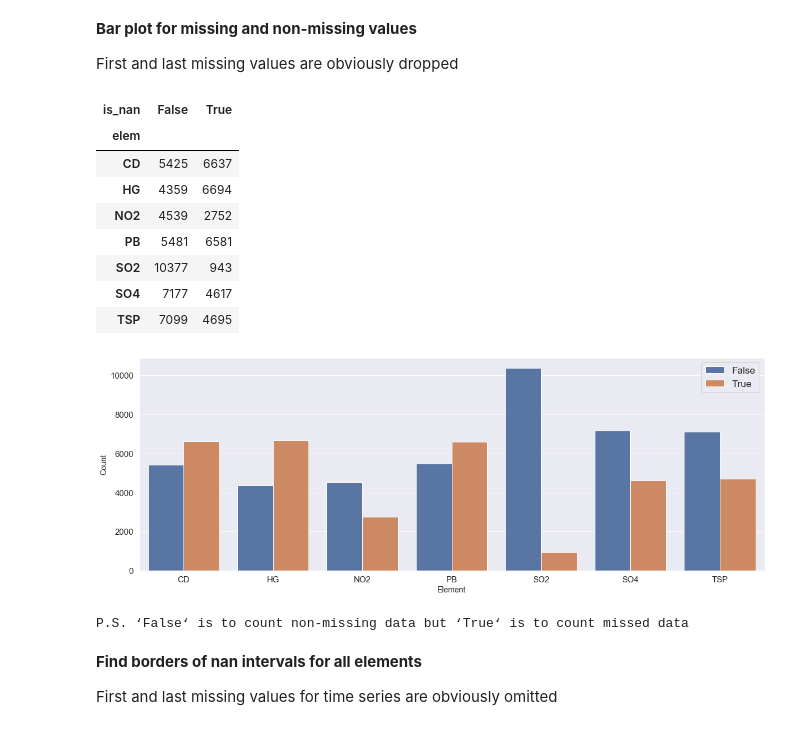
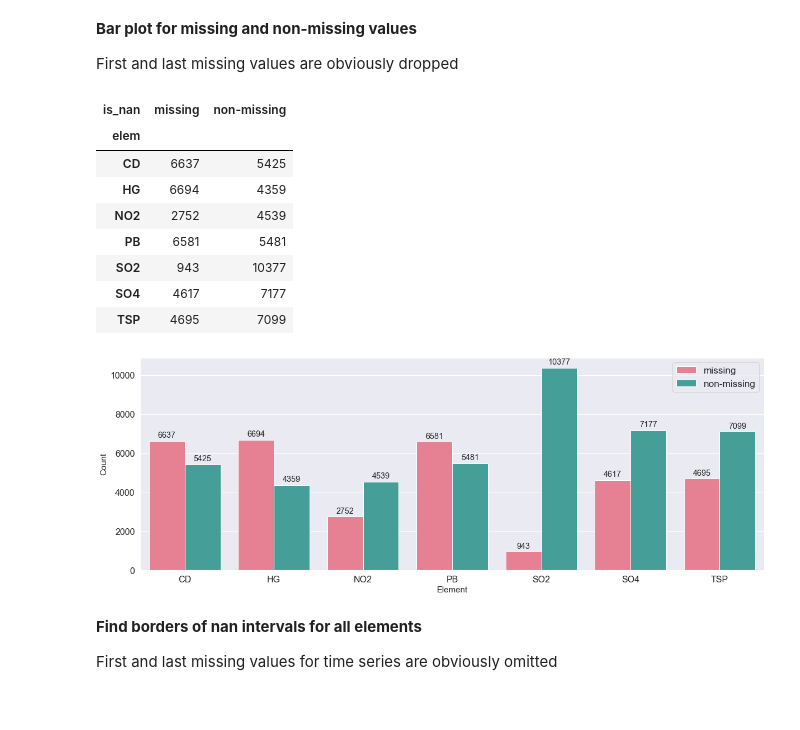
Before and after one commit to Karnushin/Statistical-analysis-of-time-series-related-to-air-pollution, a Jupyter notebook: second_part/1_search_best_ts.ipynb, the cells around one changed output. Saved outputs shown, nothing was run; the diff lists cells and outputs as text; code cells hidden in the pictures.

```diff
--- a/second_part/1_search_best_ts.ipynb
+++ b/second_part/1_search_best_ts.ipynb
@@ -89,7 +91,7 @@ df = df.drop(['NO'], axis=1)
 First and last missing values are obviously dropped
 # %%
 bardf = pd.DataFrame({'elem' : list(df.columns) + list(df.columns)
-                      , 'is_nan': [True]*len(df.columns) + [False]*len(df.columns)
+                      , 'is_nan': ['missing']*len(df.columns) + ['non-missing']*len(df.columns)
                       , 'value' : [None]*2*len(df.columns)
                      })
 
@@ -98,20 +100,20 @@ for col in df.columns:
     fir_ix = ts.index.get_loc(ts[col].first_valid_index())
     last_ix = ts.index.get_loc(ts[col].last_valid_index())
     ts = ts.iloc[fir_ix:last_ix+1, :]
-    bardf.loc[(bardf['elem']==col) & (bardf['is_nan']==True), 'value'] = ts.isna().sum().values[0]
-    bardf.loc[(bardf['elem']==col) & (bardf['is_nan']==False), 'value'] = ts.notnull().sum().values[0]
+    bardf.loc[(bardf['elem']==col) & (bardf['is_nan']=='non-missing'), 'value'] = ts.notnull().sum().values[0]
+    bardf.loc[(bardf['elem']==col) & (bardf['is_nan']=='missing'), 'value'] = ts.isna().sum().values[0]
 
 #create pivot table for convenient plotting
 bardf = bardf.pivot(index='elem', columns='is_nan', values='value')
 # %%
 bardf
 # %% [output]
-| is_nan | False | True |
+| is_nan | missing | non-missing |
 | elem |  |  |
-| CD | 5425 | 6637 |
-| HG | 4359 | 6694 |
-| NO2 | 4539 | 2752 |
-| PB | 5481 | 6581 |
-| SO2 | 10377 | 943 |
-| SO4 | 7177 | 4617 |
-| TSP | 7099 | 4695 |
+| CD | 6637 | 5425 |
+| HG | 6694 | 4359 |
+| NO2 | 2752 | 4539 |
+| PB | 6581 | 5481 |
+| SO2 | 943 | 10377 |
+| SO4 | 4617 | 7177 |
+| TSP | 4695 | 7099 |
@@ -120,16 +120,22 @@ sns.set(style='darkgrid')
 # %%
 plt.figure(figsize=(20,7))
 stacked = bardf.stack().reset_index().rename(columns={0:'count'})
-sns.barplot(x=stacked['elem'], y=stacked['count'], hue=stacked['is_nan'])
+sbar = sns.barplot(x=stacked['elem'], y=stacked['count'], hue=stacked['is_nan'], palette=sns.color_palette('husl', 2))
+
+for p in sbar.patches:
+    sbar.annotate(int(p.get_height())
+                  , (p.get_x() + p.get_width() / 2, p.get_height())
+                  , ha = 'center', va = 'center', xytext = (0, 10), textcoords = 'offset points'
+                  , fontsize='large')
+
+
 plt.legend(loc='best', fontsize='x-large')
-plt.ylabel('Count', fontsize=14)
-plt.xlabel('Element', fontsize=14)
-plt.tick_params(labelsize=15)
+plt.ylabel('Count', fontsize=15)
+plt.xlabel('Element', fontsize=15)
+plt.tick_params(labelsize=16)
 plt.show()
-print(f"P.S. ‘False‘ is to count non-missing data but ‘True‘ is to count missed data")
 # %% [output]
-[figure, old version]
+[figure, new version]
-P.S. ‘False‘ is to count non-missing data but ‘True‘ is to count missed data
 # %% [markdown]
 **Find borders of nan intervals for all elements**
 
```
Also changed, not shown: parts of 4 cells of this notebook, 1 other file.
